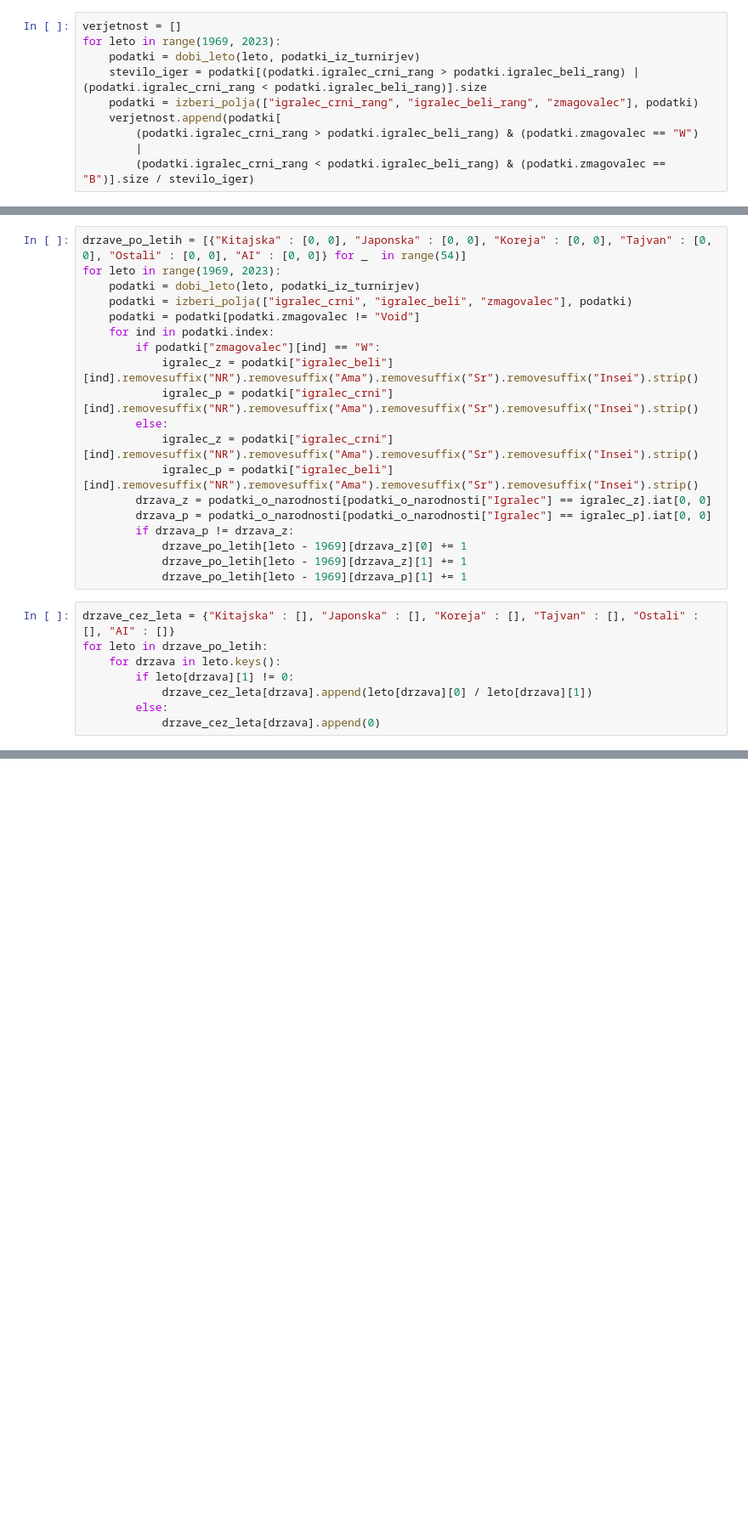
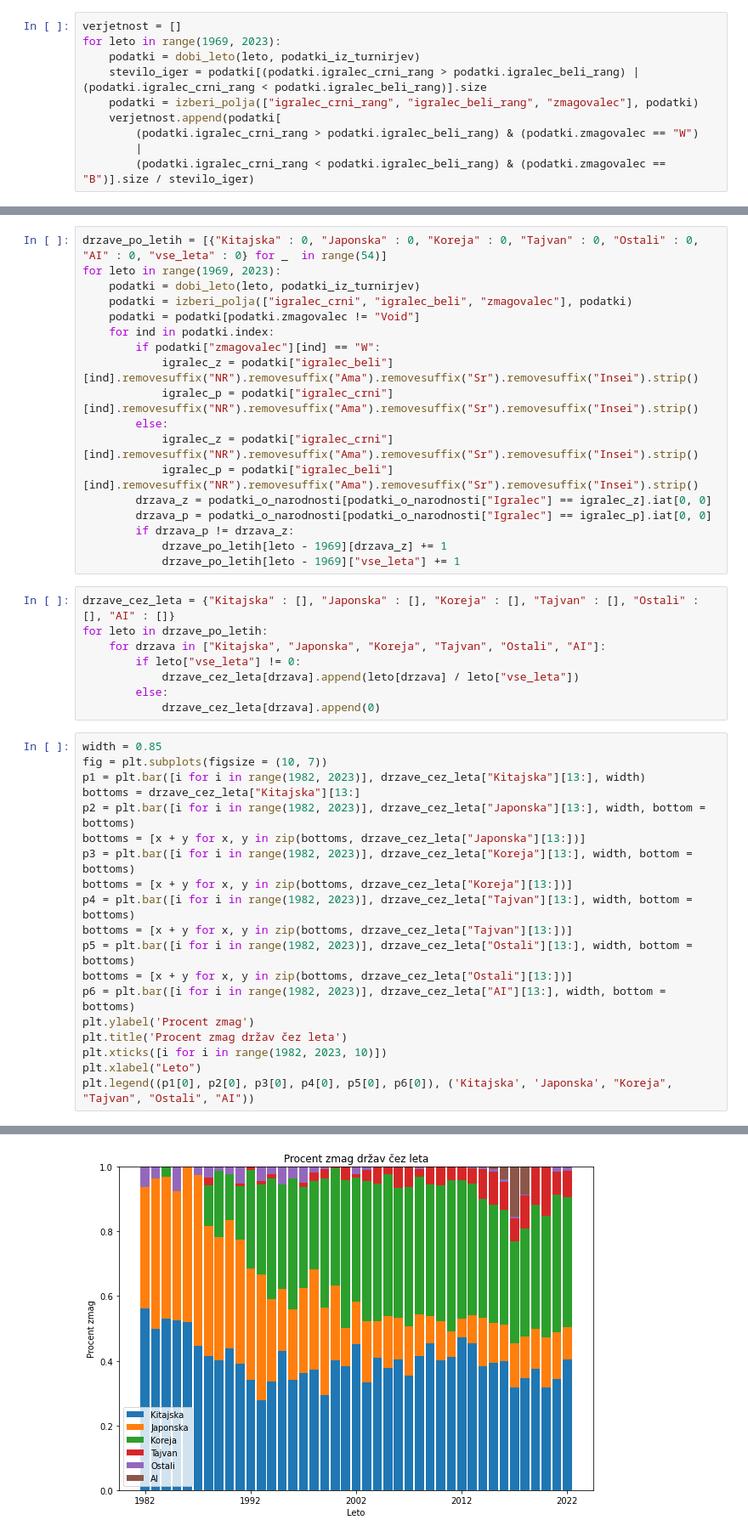
Before and after one commit to TheValyrianFreehold/nepremicnine, a Jupyter notebook: analiza_podatkov.ipynb, the cells around one changed output, grey strips where cells are left out. Shown: that part at 85% size. Saved outputs shown, nothing was run; the diff lists cells and outputs as text; blank space fills up the shorter version.

```diff
--- a/analiza_podatkov.ipynb
+++ b/analiza_podatkov.ipynb
@@ -51,5 +144,5 @@ for leto in range(1969, 2023):
 # %%
-drzave_po_letih = [{"Kitajska" : [0, 0], "Japonska" : [0, 0], "Koreja" : [0, 0], "Tajvan" : [0, 0], "Ostali" : [0, 0], "AI" : [0, 0]} for _  in range(54)]
+drzave_po_letih = [{"Kitajska" : 0, "Japonska" : 0, "Koreja" : 0, "Tajvan" : 0, "Ostali" : 0, "AI" : 0, "vse_leta" : 0} for _  in range(54)]
 for leto in range(1969, 2023):
     podatki = dobi_leto(leto, podatki_iz_turnirjev)
     podatki = izberi_polja(["igralec_crni", "igralec_beli", "zmagovalec"], podatki)
@@ -64,14 +157,33 @@ for leto in range(1969, 2023):
         drzava_z = podatki_o_narodnosti[podatki_o_narodnosti["Igralec"] == igralec_z].iat[0, 0]
         drzava_p = podatki_o_narodnosti[podatki_o_narodnosti["Igralec"] == igralec_p].iat[0, 0]
         if drzava_p != drzava_z:
-            drzave_po_letih[leto - 1969][drzava_z][0] += 1
-            drzave_po_letih[leto - 1969][drzava_z][1] += 1
-            drzave_po_letih[leto - 1969][drzava_p][1] += 1
+            drzave_po_letih[leto - 1969][drzava_z] += 1
+            drzave_po_letih[leto - 1969]["vse_leta"] += 1
 # %%
 drzave_cez_leta = {"Kitajska" : [], "Japonska" : [], "Koreja" : [], "Tajvan" : [], "Ostali" : [], "AI" : []}
 for leto in drzave_po_letih:
-    for drzava in leto.keys():
-        if leto[drzava][1] != 0:
-            drzave_cez_leta[drzava].append(leto[drzava][0] / leto[drzava][1])
+    for drzava in ["Kitajska", "Japonska", "Koreja", "Tajvan", "Ostali", "AI"]:
+        if leto["vse_leta"] != 0:
+            drzave_cez_leta[drzava].append(leto[drzava] / leto["vse_leta"])
         else:
             drzave_cez_leta[drzava].append(0)
+# %%
+width = 0.85
+fig = plt.subplots(figsize = (10, 7))
+p1 = plt.bar([i for i in range(1982, 2023)], drzave_cez_leta["Kitajska"][13:], width)
+bottoms = drzave_cez_leta["Kitajska"][13:]
+p2 = plt.bar([i for i in range(1982, 2023)], drzave_cez_leta["Japonska"][13:], width, bottom = bottoms)
+bottoms = [x + y for x, y in zip(bottoms, drzave_cez_leta["Japonska"][13:])]
+p3 = plt.bar([i for i in range(1982, 2023)], drzave_cez_leta["Koreja"][13:], width, bottom = bottoms)
+bottoms = [x + y for x, y in zip(bottoms, drzave_cez_leta["Koreja"][13:])]
+p4 = plt.bar([i for i in range(1982, 2023)], drzave_cez_leta["Tajvan"][13:], width, bottom = bottoms)
+bottoms = [x + y for x, y in zip(bottoms, drzave_cez_leta["Tajvan"][13:])]
+p5 = plt.bar([i for i in range(1982, 2023)], drzave_cez_leta["Ostali"][13:], width, bottom = bottoms)
+bottoms = [x + y for x, y in zip(bottoms, drzave_cez_leta["Ostali"][13:])]
+p6 = plt.bar([i for i in range(1982, 2023)], drzave_cez_leta["AI"][13:], width, bottom = bottoms)
+plt.ylabel('Procent zmag')
+plt.title('Procent zmag držav čez leta')
+plt.xticks([i for i in range(1982, 2023, 10)])
+plt.xlabel("Leto")
+plt.legend((p1[0], p2[0], p3[0], p4[0], p5[0], p6[0]), ('Kitajska', 'Japonska', "Koreja", "Tajvan", "Ostali", "AI"))
+# %% [output]
@@ -77,0 +191 @@ for leto in drzave_po_letih:
+[figure, added]
```
Also changed, not shown: parts of 47 cells of this notebook, 3 other files.
